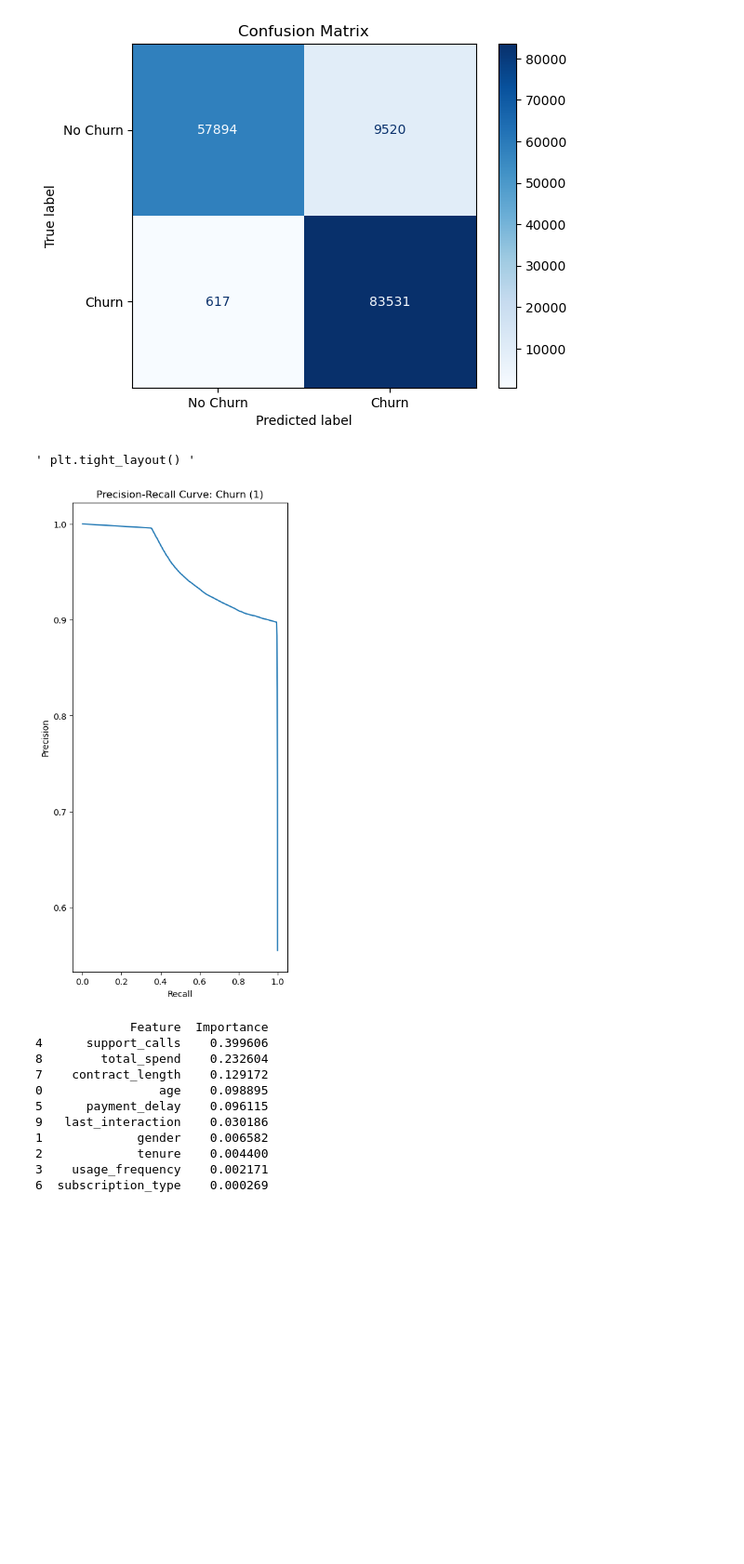
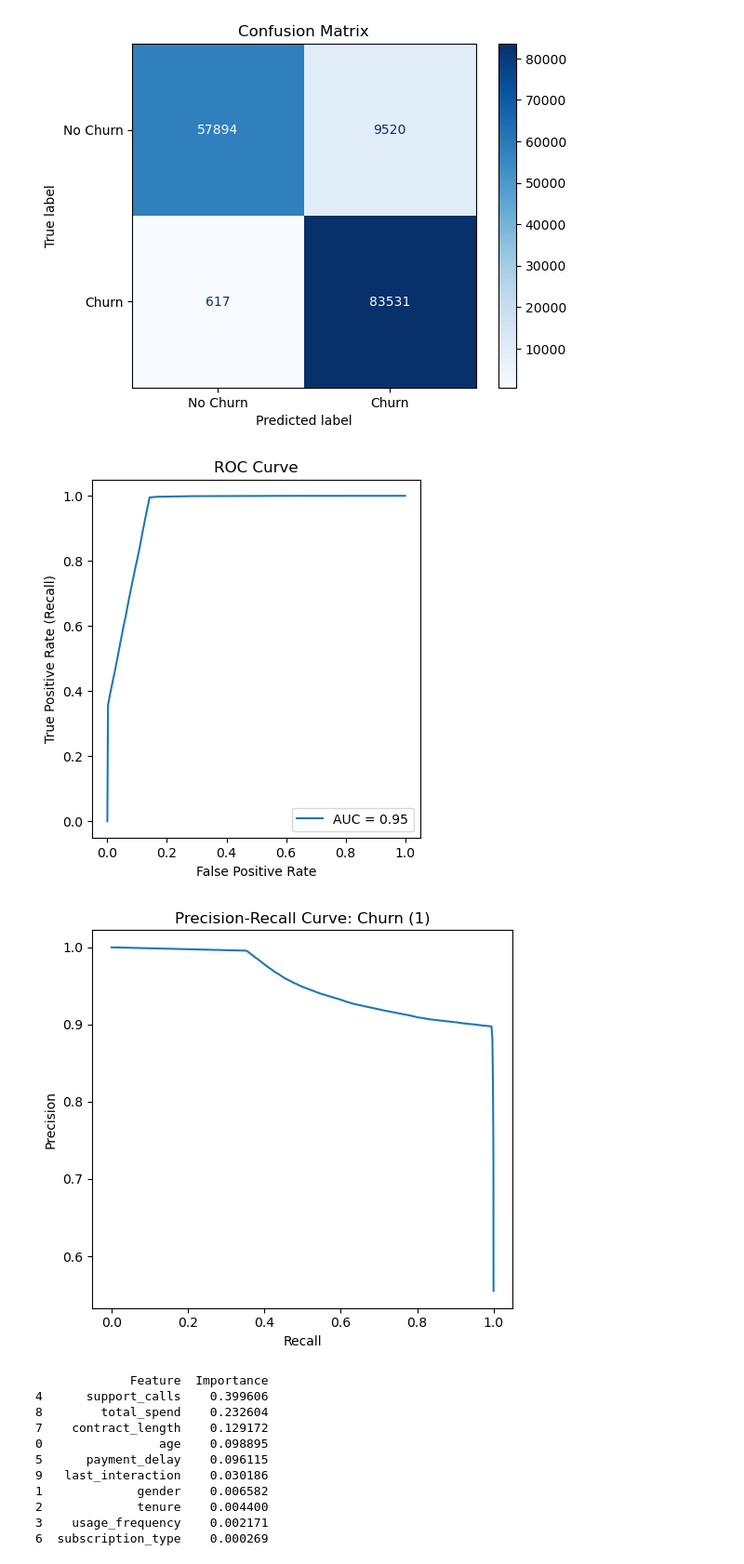
Before and after one commit to ndjo-byte/Machine_Learning_ChurnRate, a Jupyter notebook: Churn_Classifier_Project/notebooks/03_EntrenamientoEvaluación/02_DecisTreeClass_EntrenEval.ipynb, the cells around one changed output. Shown at 93% size. Saved outputs shown, nothing was run; the diff lists cells and outputs as text; code cells hidden in the pictures; blank space fills up the shorter version.

```diff
--- a/Churn_Classifier_Project/notebooks/03_EntrenamientoEvaluación/02_DecisTreeClass_EntrenEval.ipynb
+++ b/Churn_Classifier_Project/notebooks/03_EntrenamientoEvaluación/02_DecisTreeClass_EntrenEval.ipynb
@@ -175,33 +175,33 @@ plt.show()
 # %%
 from sklearn.metrics import roc_curve, precision_recall_curve, auc
 import matplotlib.pyplot as plt
 
 ## churn precision recall
 probability = best_dtc.predict_proba(X_test)[:, 1]  # churn probabilities
 fpr, tpr, roc_thresholds = roc_curve(y_test, probability)
 precision, recall, pr_thresholds = precision_recall_curve(y_test, probability)
 
-""" # ROC curve
+# ROC curve
 plt.figure(figsize=(10, 5))
 plt.subplot(1, 2, 1)
 plt.plot(fpr, tpr, label=f'AUC = {auc(fpr, tpr):.2f}')
 plt.xlabel('False Positive Rate')
 plt.ylabel('True Positive Rate (Recall)')
 plt.title('ROC Curve')
-plt.legend() """
+plt.legend()
 
 # Precision-Recall curve
-plt.figure(figsize=(10,10))
+plt.figure(figsize=(10,5))
 plt.subplot(1, 2, 2)
 plt.plot(recall, precision)
 plt.xlabel('Recall')
 plt.ylabel('Precision')
-plt.title('Precision-Recall Curve: Churn (1)');
+plt.title('Precision-Recall Curve: Churn (1)')
 
-""" plt.tight_layout() """
+plt.tight_layout()
 # %% [output]
-' plt.tight_layout() '
-[figure, old version]
+[figure, new version]
+[figure, added]
 # %%
 # Access the best estimator's Classifier
 best_dtC = dtC_rs.best_estimator_.named_steps['estimator']
```
Also changed, not shown: 4 other files.
